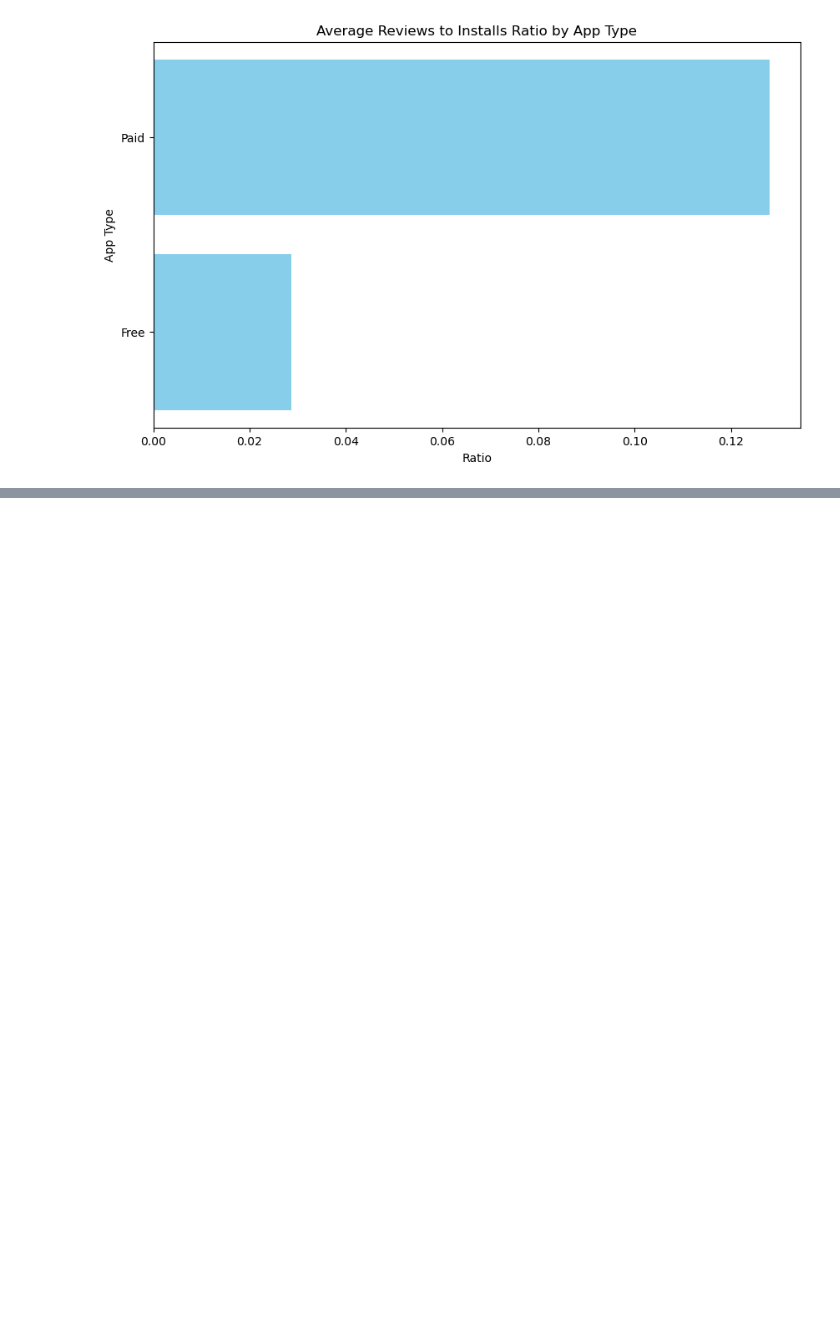
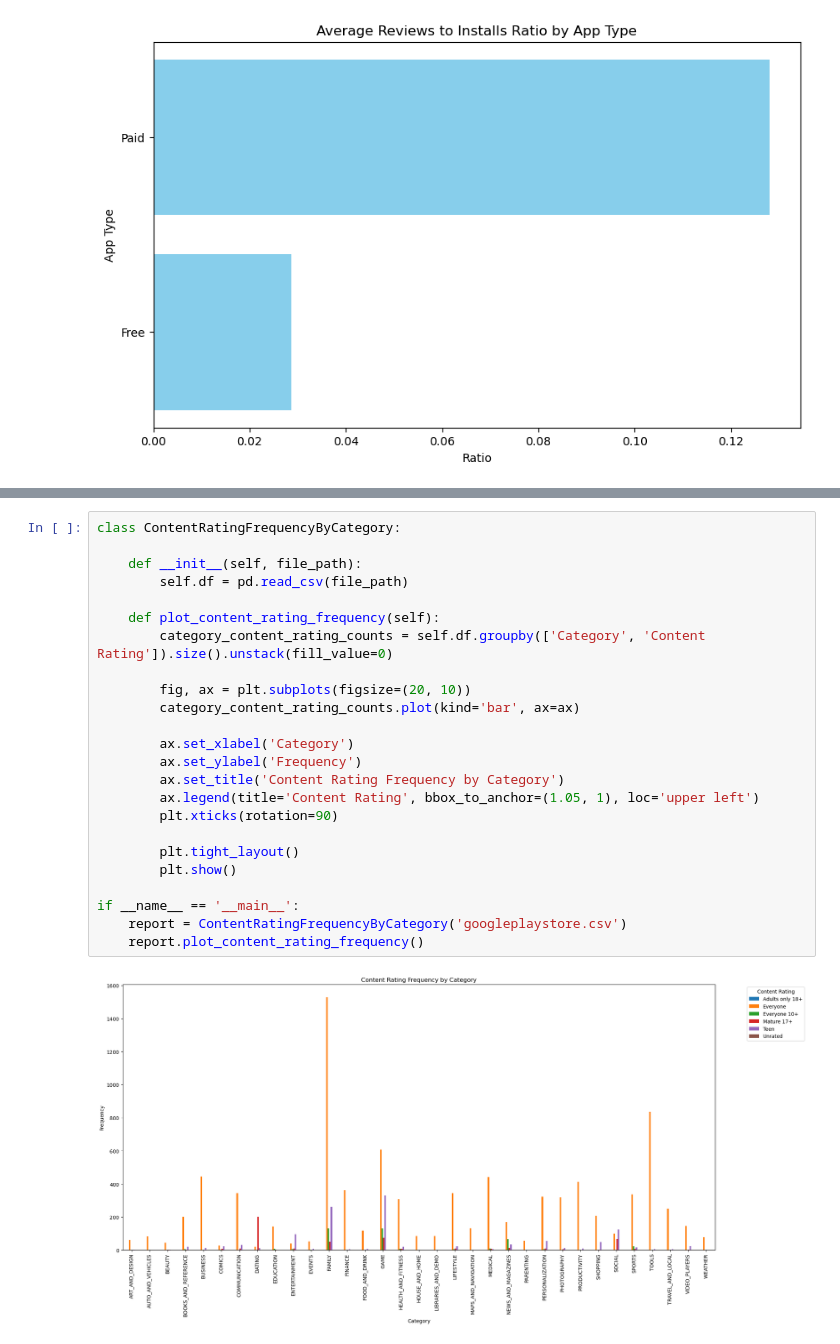
Before and after one commit to MinT-Napkin/CS-4650-Capstone-Project, a Jupyter notebook: CapstoneProjectReport.ipynb, the cells around one changed output, grey strips where cells are left out. Drawn from its saved outputs; the diff is of its cells as text; blank space fills up the shorter version.

```diff
--- a/CapstoneProjectReport.ipynb
+++ b/CapstoneProjectReport.ipynb
@@ -530,0 +621,26 @@ plt.show()
+# %%
+class ContentRatingFrequencyByCategory:
+
+    def __init__(self, file_path):
+        self.df = pd.read_csv(file_path)
+
+    def plot_content_rating_frequency(self):
+        category_content_rating_counts = self.df.groupby(['Category', 'Content Rating']).size().unstack(fill_value=0)
+
+        fig, ax = plt.subplots(figsize=(20, 10))
+        category_content_rating_counts.plot(kind='bar', ax=ax)
+
+        ax.set_xlabel('Category')
+        ax.set_ylabel('Frequency')
+        ax.set_title('Content Rating Frequency by Category')
+        ax.legend(title='Content Rating', bbox_to_anchor=(1.05, 1), loc='upper left')
+        plt.xticks(rotation=90)
+
+        plt.tight_layout()
+        plt.show()
+
+if __name__ == '__main__':
+    report = ContentRatingFrequencyByCategory('googleplaystore.csv')
+    report.plot_content_rating_frequency()
+# %% [output]
+[figure, added]
```
Also changed, not shown: parts of 2 cells of this notebook.
